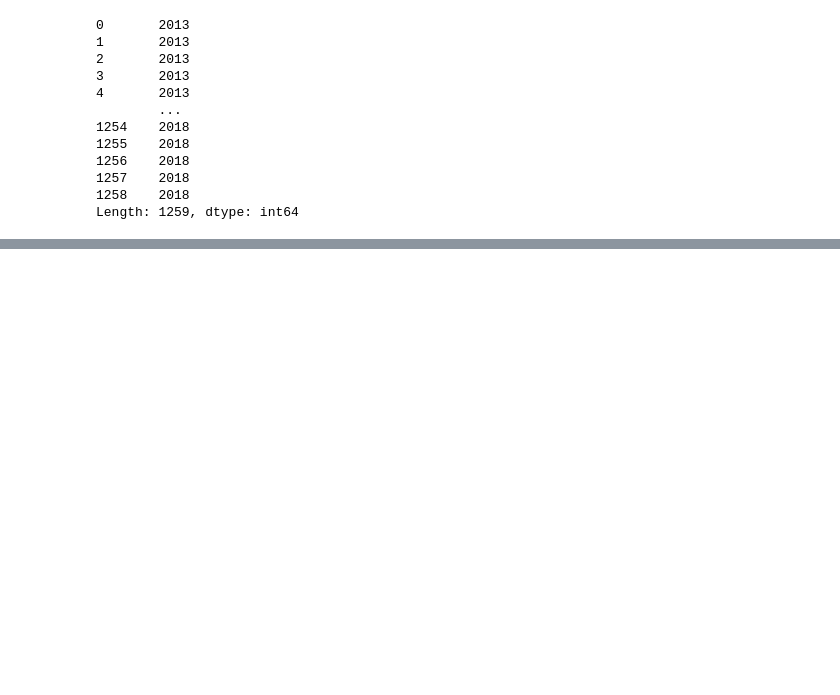
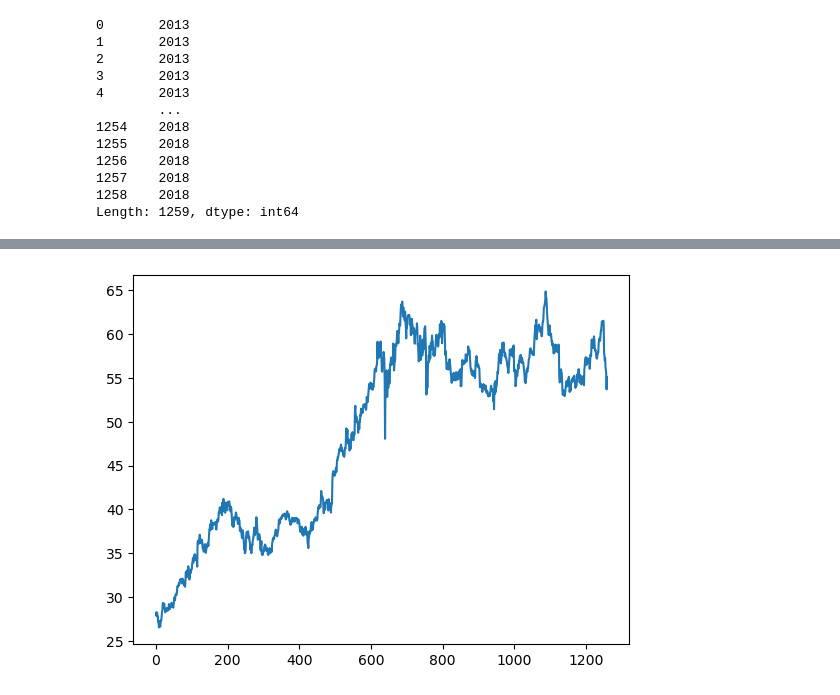
Before and after one commit to inhwamo/DLPrereqsNumpy, a Jupyter notebook: pandastutorial.ipynb, the cells around one changed output, grey strips where cells are left out. Cells and saved outputs as stored; diff of their text form; code cells hidden in the pictures; blank space fills up the shorter version.

```diff
--- a/pandastutorial.ipynb
+++ b/pandastutorial.ipynb
@@ -318,0 +336,4 @@ Length: 1259, dtype: int64
+# %%
+df['open'].plot();
+# %% [output]
+[figure, added]
```
Also changed, not shown: parts of 6 cells of this notebook, 4 other files.
